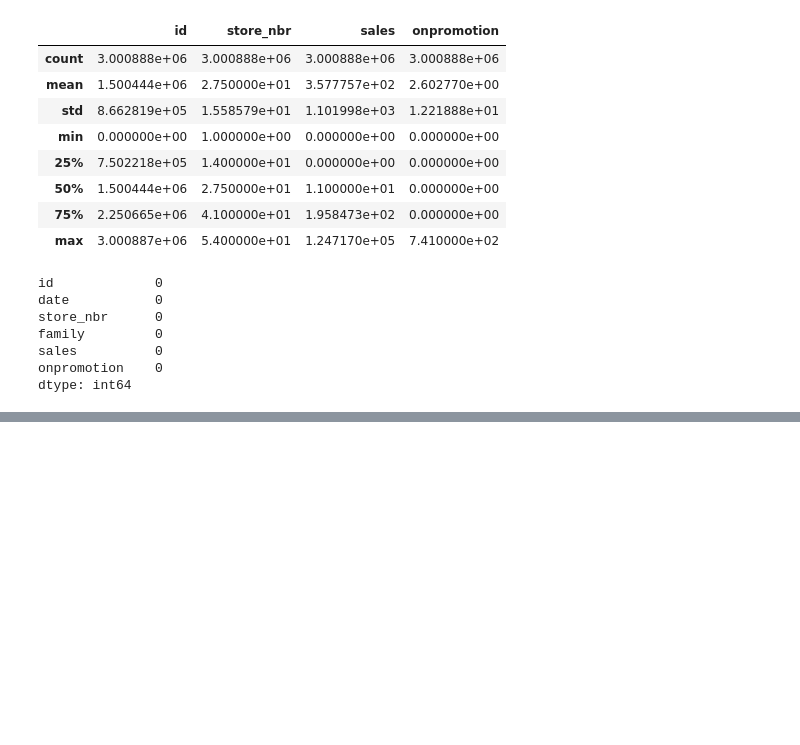
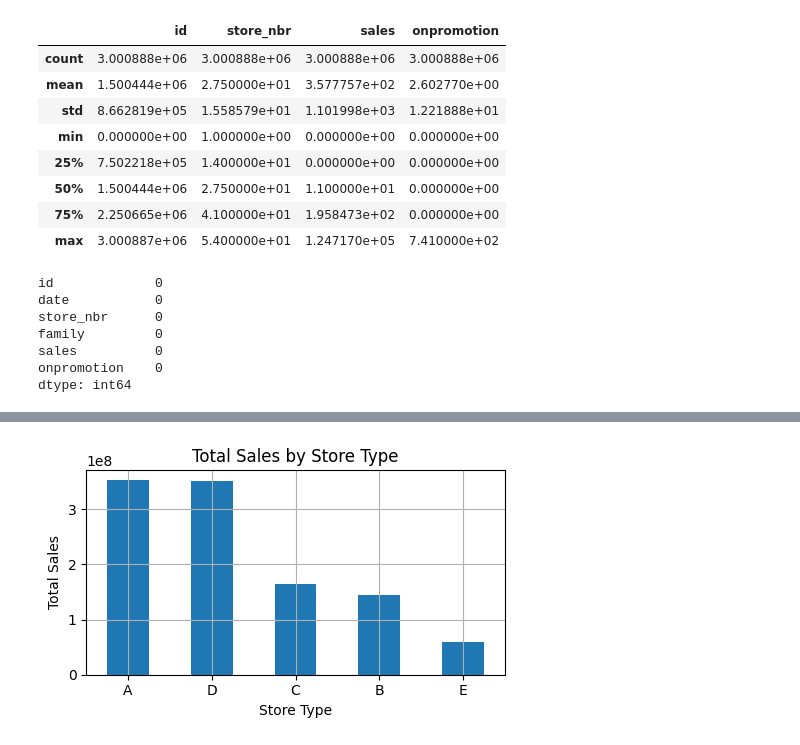
Before and after one commit to montecarlo518/Store-Sales, a Jupyter notebook: store-sales.ipynb, the cells around one changed output, grey strips where cells are left out. Drawn from its saved outputs; the diff is of its cells as text; code cells hidden in the pictures; blank space fills up the shorter version.

Commit message:
Kaggle Notebook | notebook47395bbecc | Version 5

```diff
--- a/store-sales.ipynb
+++ b/store-sales.ipynb
@@ -78,0 +127,6 @@ df_train['date'] = pd.to_datetime(df_train['date'])
+# %%
+df_stores = pd.read_csv('/kaggle/input/store-sales-time-series-forecasting/stores.csv')
+# %%
+df_train = df_train.merge(df_stores, on='store_nbr', how='left', suffixes=('', '_drop'))
+df_train = df_train[[col for col in df_train.columns if not col.endswith('_drop')]]
+df_train.head()
@@ -78,0 +140,15 @@ df_train['date'] = pd.to_datetime(df_train['date'])
+# %%
+# Total sales by store type
+sales_by_type = df_train.groupby('type')['sales'].sum().sort_values(ascending=False)
+
+plt.figure(figsize=(5, 3))
+sales_by_type.plot(kind='bar')
+plt.title('Total Sales by Store Type')
+plt.xlabel('Store Type')
+plt.ylabel('Total Sales')
+plt.xticks(rotation=0)
+plt.tight_layout()
+plt.grid(True)
+plt.show()
+# %% [output]
+[figure, added]
```
Also changed, not shown: parts of 6 cells of this notebook.
